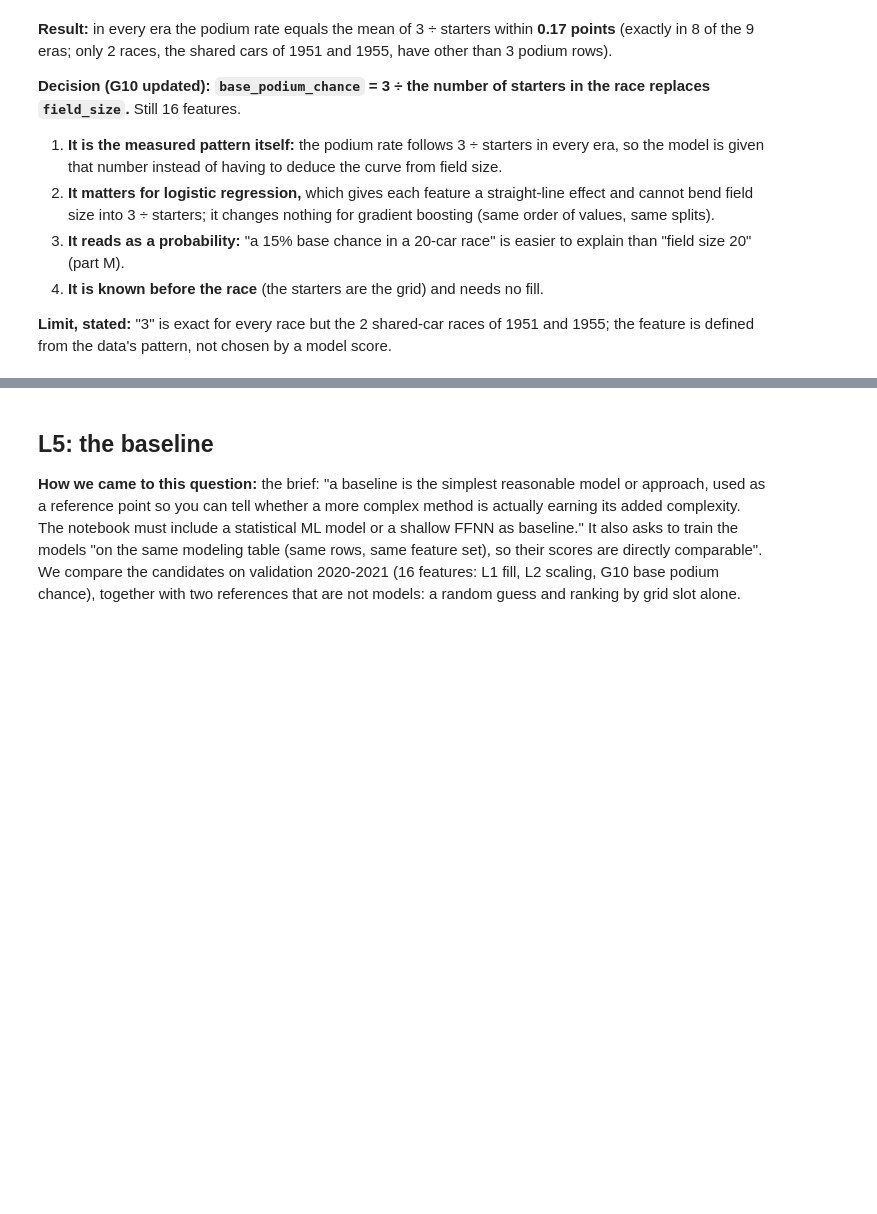
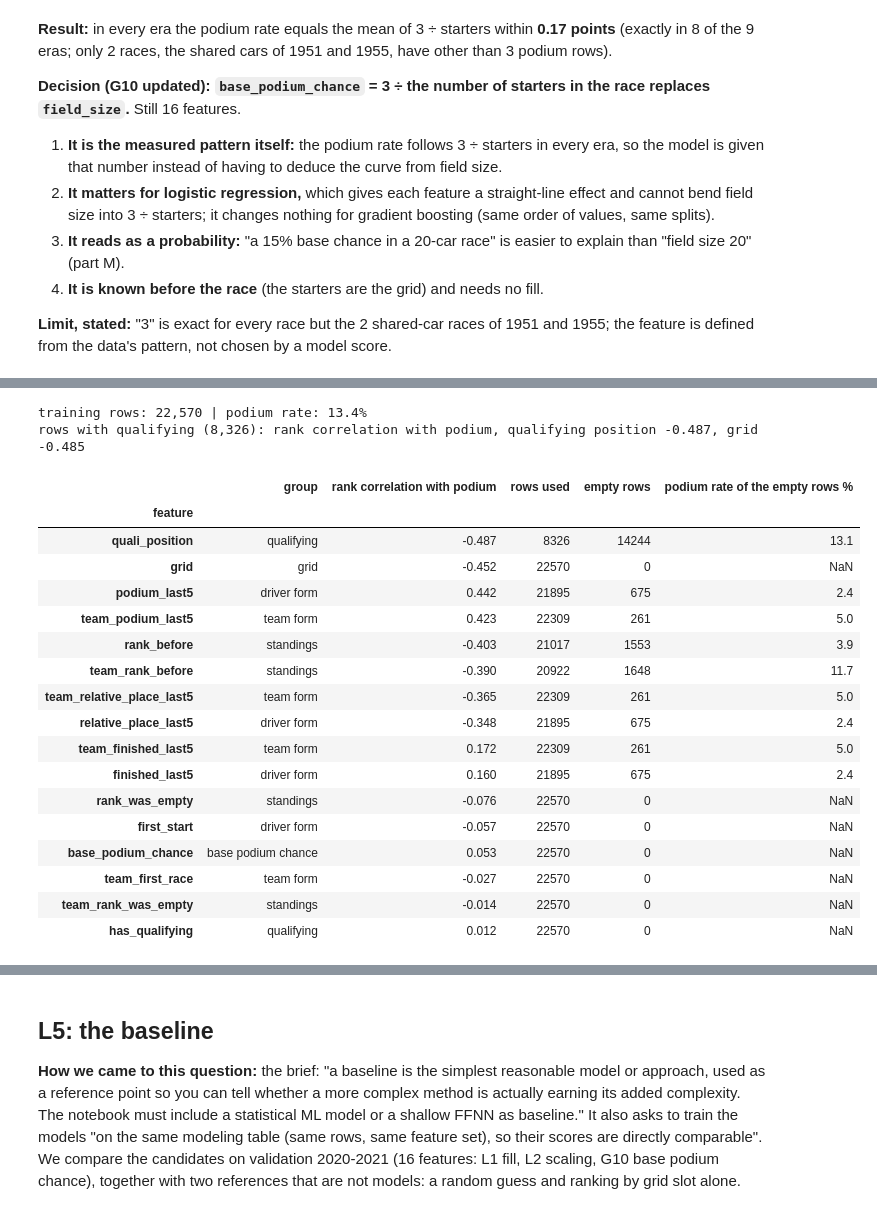
Before and after one commit to esralsayed/ACL-milestone1, a Jupyter notebook: F1_podium_prediction.ipynb, the cells around one changed output, grey strips where cells are left out. Drawn from its saved outputs; the diff is of its cells as text; code cells hidden in the pictures; blank space fills up the shorter version.

```diff
--- a/F1_podium_prediction.ipynb
+++ b/F1_podium_prediction.ipynb
@@ -5570,0 +6009,43 @@ era_check
+# %%
+# The 16 features: rank correlation with the podium label, rows used, empty rows (training rows 1950-2019, values before the L1 fill)
+FEATURE_GROUP = {"grid": "grid", "quali_position": "qualifying", "has_qualifying": "qualifying", "base_podium_chance": "base podium chance",
+                 "rank_before": "standings", "team_rank_before": "standings", "rank_was_empty": "standings", "team_rank_was_empty": "standings",
+                 "podium_last5": "driver form", "relative_place_last5": "driver form", "finished_last5": "driver form", "first_start": "driver form",
+                 "team_podium_last5": "team form", "team_relative_place_last5": "team form", "team_finished_last5": "team form", "team_first_race": "team form"}
+assert set(FEATURE_GROUP) == set(FEATURES_L1)
+effect_rows = (x1_table[x1_table["year"] <= 2019][["raceId", "driverId", "podium"] + [f for f in FEATURES_L1 if f not in FLAGS]]
+               .merge(l1_filled[["raceId", "driverId"] + FLAGS], on=["raceId", "driverId"], validate="one_to_one"))
+print(f"training rows: {len(effect_rows):,} | podium rate: {effect_rows['podium'].mean():.1%}")
+corr_rows = []
+for f in FEATURES_L1:
+    known = effect_rows[f].notna()
+    corr_rows.append({"feature": f, "group": FEATURE_GROUP[f],
+                      "rank correlation with podium": round(effect_rows.loc[known, f].corr(effect_rows.loc[known, "podium"], method="spearman"), 3),
+                      "rows used": int(known.sum()), "empty rows": int((~known).sum()),
+                      "podium rate of the empty rows %": round(effect_rows.loc[~known, "podium"].mean() * 100, 1) if (~known).any() else None})
+feature_corr = pd.DataFrame(corr_rows).set_index("feature")
+with_q = effect_rows[effect_rows["has_qualifying"] == 1]           # qualifying position exists only from 1994: compare with the grid on the same rows
+print(f"rows with qualifying ({len(with_q):,}): rank correlation with podium, qualifying position "
+      f"{with_q['quali_position'].corr(with_q['podium'], method='spearman'):+.3f}, grid {with_q['grid'].corr(with_q['podium'], method='spearman'):+.3f}")
+feature_corr.reindex(feature_corr["rank correlation with podium"].abs().sort_values(ascending=False).index)
+# %% [output]
+training rows: 22,570 | podium rate: 13.4%
+rows with qualifying (8,326): rank correlation with podium, qualifying position -0.487, grid -0.485
+|  | group | rank correlation with podium | rows used | empty rows | podium rate of the empty rows % |
+| feature |  |  |  |  |  |
+| quali_position | qualifying | -0.487 | 8326 | 14244 | 13.1 |
+| grid | grid | -0.452 | 22570 | 0 | NaN |
+| podium_last5 | driver form | 0.442 | 21895 | 675 | 2.4 |
+| team_podium_last5 | team form | 0.423 | 22309 | 261 | 5.0 |
+| rank_before | standings | -0.403 | 21017 | 1553 | 3.9 |
+| team_rank_before | standings | -0.390 | 20922 | 1648 | 11.7 |
+| team_relative_place_last5 | team form | -0.365 | 22309 | 261 | 5.0 |
+| relative_place_last5 | driver form | -0.348 | 21895 | 675 | 2.4 |
+| team_finished_last5 | team form | 0.172 | 22309 | 261 | 5.0 |
+| finished_last5 | driver form | 0.160 | 21895 | 675 | 2.4 |
+| rank_was_empty | standings | -0.076 | 22570 | 0 | NaN |
+| first_start | driver form | -0.057 | 22570 | 0 | NaN |
+| base_podium_chance | base podium chance | 0.053 | 22570 | 0 | NaN |
+| team_first_race | team form | -0.027 | 22570 | 0 | NaN |
+| team_rank_was_empty | standings | -0.014 | 22570 | 0 | NaN |
+| has_qualifying | qualifying | 0.012 | 22570 | 0 | NaN |
```
Also changed, not shown: parts of 60 cells of this notebook, 2 other files.
